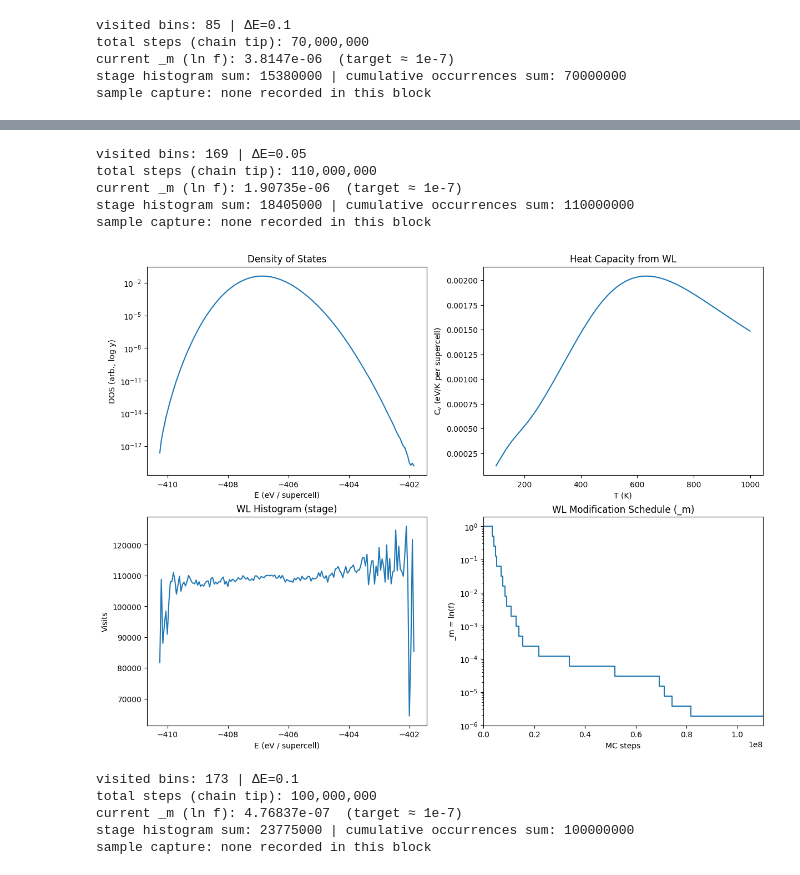
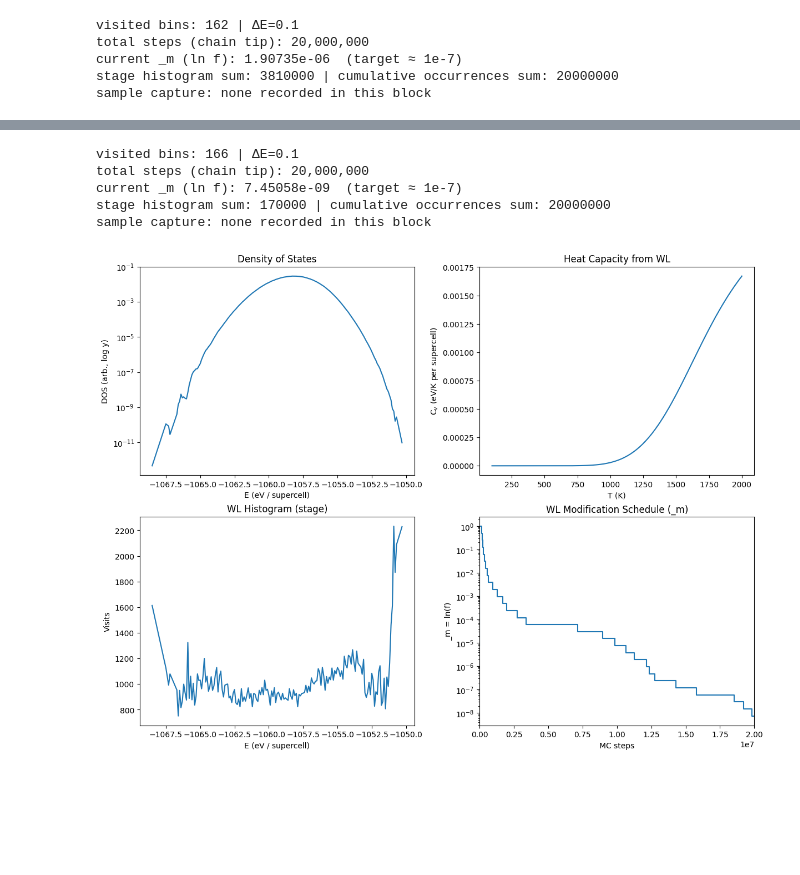
Before and after one commit to ColinBundschu/phase-edge, a Jupyter notebook: testing/visualize_wl.ipynb, the cells around one changed output, grey strips where cells are left out. Cells and saved outputs as stored; diff of their text form; code cells hidden in the pictures; blank space fills up the shorter version.

```diff
--- a/testing/visualize_wl.ipynb
+++ b/testing/visualize_wl.ipynb
@@ -177,7 +177,7 @@ def analyze_wl_chain(wl_key: str) -> None:
     kB: float = 8.617333262e-5  # eV/K
     E:  np.ndarray = levels.astype(float)
     E_rr: np.ndarray = E - E.min() if E.size else E
-    Ts: np.ndarray = np.linspace(100.0, 1000.0, 200)
+    Ts: np.ndarray = np.linspace(100.0, 2000.0, 200)
 
     def _weights(T: float) -> np.ndarray:
         return np.exp(S_shift - E_rr / (kB * T))
@@ -263,13 +263,15 @@ def analyze_wl_chain(wl_key: str) -> None:
 
 # ----------------------------- run ----------------------------------------
 
-# Replace with your WL key:
-analyze_wl_chain("1d9009e4c9037b5c53ebffc462d6244ef54fdbc6a60de19e8e174cec88d1caee") # Li2MgCl4 Free 0.1
-analyze_wl_chain("6945dbe73ada46e86c262e144a9206e01ad8221f95b1eae2b4bad7b01522232f") # Li2MgCl4 Free 0.05
-analyze_wl_chain("5b48e4ecdc64681c57e0ddf98e437fa3f865ad9d68adad220834f417f120ff30") # Li2MgCl4 Md 0.1
+# analyze_wl_chain("01b6ef7fb20120e4790ce92524c7eb451bee1af35ec7182510da4240494484e9") # MgAl2O4 GGA
+# analyze_wl_chain("9e2bf9f4c7570d23811de9dc282a905d31a4027f4884a4a4b8f3b2f053542553") # MgAl2O4 r2SCAN
+# analyze_wl_chain("6d68c07e9e18c7397addf545e0e2c6be8e971961a45f5d2f27345411b6dfa078") # MgGa2O4 GGA
+# analyze_wl_chain("a614681f4ddae9817a9fd9292a825dda8327aa86153a45fcc3ef6a9328df6053") # MgGa2O4 r2SCAN
+analyze_wl_chain("4cf42e536f789a7b590e5d2b6f947b15d21172a2fbfe2b67f73b7cd6c08f91d2") # ZnAl2O4 GGA
+analyze_wl_chain("d91c03674d82b629a67831af75f1e74c608f69e44e645c033117168939c3a7cf") # ZnAl2O4 r2SCAN
 # %% [output]
-visited bins: 85 | ΔE=0.1
-total steps (chain tip): 70,000,000
-current _m (ln f): 3.8147e-06  (target ≈ 1e-7)
-stage histogram sum: 15380000 | cumulative occurrences sum: 70000000
+visited bins: 162 | ΔE=0.1
+total steps (chain tip): 20,000,000
+current _m (ln f): 1.90735e-06  (target ≈ 1e-7)
+stage histogram sum: 3810000 | cumulative occurrences sum: 20000000
 sample capture: none recorded in this block
@@ -277,11 +279,6 @@ sample capture: none recorded in this block
-visited bins: 169 | ΔE=0.05
-total steps (chain tip): 110,000,000
-current _m (ln f): 1.90735e-06  (target ≈ 1e-7)
-stage histogram sum: 18405000 | cumulative occurrences sum: 110000000
+visited bins: 166 | ΔE=0.1
+total steps (chain tip): 20,000,000
+current _m (ln f): 7.45058e-09  (target ≈ 1e-7)
+stage histogram sum: 170000 | cumulative occurrences sum: 20000000
 sample capture: none recorded in this block
-[figure, old version]
+[figure, new version]
-visited bins: 173 | ΔE=0.1
-total steps (chain tip): 100,000,000
-current _m (ln f): 4.76837e-07  (target ≈ 1e-7)
-stage histogram sum: 23775000 | cumulative occurrences sum: 100000000
-sample capture: none recorded in this block
```
Also changed, not shown: parts of 3 cells of this notebook, 28 other files.
